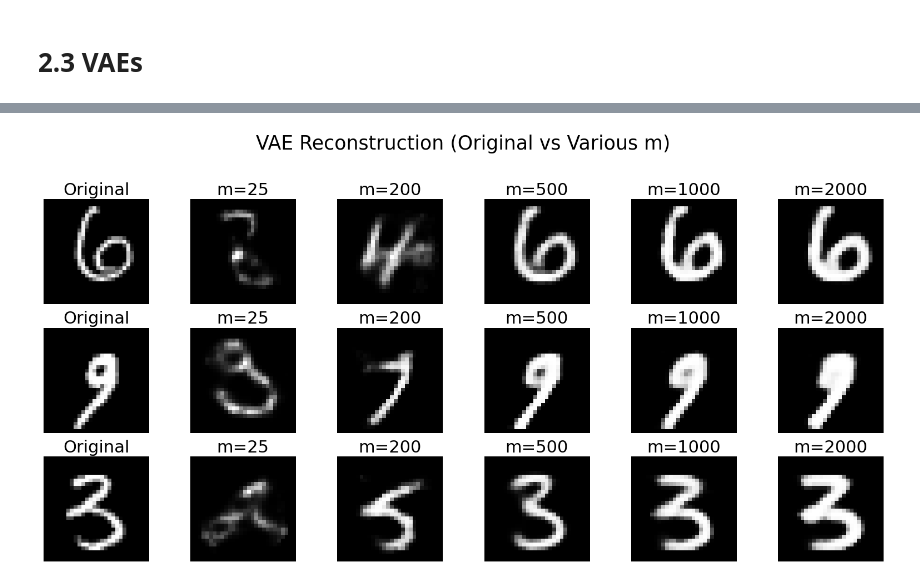
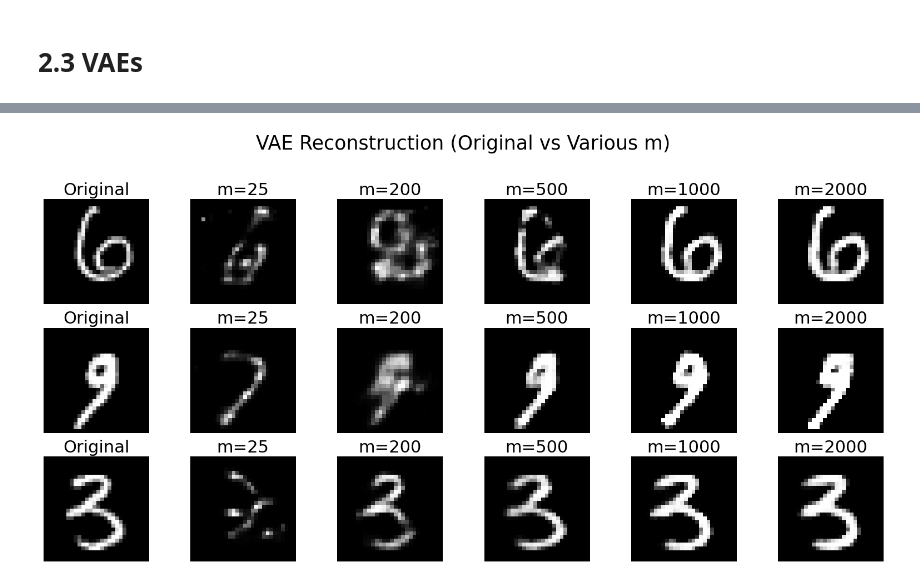
Before and after one commit to ZHY-79/EE4740-Image-Compression-Project, a Jupyter notebook: main.ipynb, the cells around one changed output, grey strips where cells are left out. Saved outputs shown, nothing was run; the diff lists cells and outputs as text; code cells hidden in the pictures.

```diff
--- a/main.ipynb
+++ b/main.ipynb
@@ -6,7 +9,6 @@ import numpy as np
 import matplotlib.pyplot as plt
 import numpy as np
 from ProcessData import *
-import cvxpy as cp
 from Calculation import *
 from BIHT import *
 from Visualization import *
@@ -17,6 +19,14 @@ from torch.utils.data import DataLoader, TensorDataset
 import torchvision.transforms as transforms
 import torchvision.datasets as datasets
 import torch.nn.functional as F
-import ecos
 import random
 import pickle
+
+def set_seed(seed=42):
+    random.seed(seed)
+    np.random.seed(seed)
+    torch.manual_seed(seed)
+    torch.cuda.manual_seed(seed)
+    torch.cuda.manual_seed_all(seed)
+    torch.backends.cudnn.deterministic = True
+    torch.backends.cudnn.benchmark = False
@@ -1126,61 +1117,78 @@ Step 9000, Loss: -6.304860, norm: 10.74090576171875, corr: 15.979007720947266
 # %%
+set_seed(42)
 vae.decoder.eval()
 
 sample_indices = [100, 1000, 5000]
-measurements_vae_show = [25, 200, 500, 1000, 2000]
-latent_dim = vae.decoder.fc1.in_features  # 自动获取 latent_dim
+measurements_to_display = [25, 200, 500, 1000, 2000]
+latent_dim = vae.decoder.fc1.in_features
 
-# 加载测量矩阵
+# Load measurement matrices
 with open("A_dict.pkl", "rb") as f:
     A_dict = pickle.load(f)
 
-recon_results = []
-originals = []
+nmse_vae_list = []
+recon_results = [[] for _ in sample_indices]  # One row per sample
 
-for idx in sample_indices:
-    x_star = X_test_tensor[idx].to(device)
-    x_star_img = x_star.view(28, 28).cpu().numpy()
-    originals.append(x_star_img)
+for m in measurements:
+    A = torch.tensor(A_dict[str(m)], dtype=torch.float32).to(device)
+    nmse_sum = 0
+    recon_images_for_show = []
 
-    row_results = []
-    for m in measurements_vae_show:
-        A = torch.tensor(A_dict[str(m)], dtype=torch.float32).to(device)
-        y = torch.sign(A @ x_star.T).squeeze()  # shape: [m]
+    for idx in sample_indices:
+        x_star = X_test_tensor[idx].to(device)
+        y = torch.sign(A @ x_star.T).squeeze()
 
         z = torch.randn(1, latent_dim, requires_grad=True, device=device)
-        optimizer = optim.Adam([z], lr=1e-3)
+        optimizer = optim.Adam([z], lr=1e-2)
         sqrt_2_pi = np.sqrt(2 / np.pi)
 
-        for step in range(5000):  # 迭代次数可以根据效果调整
+        for step in range(10000):
             optimizer.zero_grad()
-
             x_hat = vae.decoder(z).view(-1, 784).squeeze()
-            norm_term = torch.norm(x_hat)**2
-            corr_term = (y @ (A @ x_hat))
-            loss = 0.6 * norm_term - sqrt_2_pi * corr_term
-
+            norm_term = torch.norm(x_hat) ** 2
+            corr_term = torch.dot(y, A @ x_hat)
+            loss = 0.85 * norm_term - sqrt_2_pi * corr_term
             loss.backward()
             optimizer.step()
 
         x_hat_img = x_hat.view(28, 28).detach().cpu().numpy()
-        row_results.append(x_hat_img)
 
-    recon_results.append(row_results)
+        # Compute NMSE
+        x_star_flat = x_star.view(-1).cpu().numpy()
+        x_hat_flat = x_hat.detach().cpu().numpy()
+        mse, nmse = compute_metrics(x_star_flat, x_hat_flat)
+        print(nmse)
+        nmse_sum += nmse
 
-# ------------------- 🎨 可视化 -------------------
-fig, axes = plt.subplots(len(sample_indices), len(measurements_vae_show) + 1, figsize=(16, 8))
+        # Save reconstruction if current m is in display list
+        if m in measurements_to_display:
+            recon_results[sample_indices.index(idx)].append(x_hat_img)
+
+    nmse_avg = nmse_sum / len(sample_indices)
+    nmse_vae_list.append(nmse_avg)
+
+# Get original images
+original_images = [X_test_tensor[idx].view(28, 28).cpu().numpy() for idx in sample_indices]
+
+# Plotting
+fig, axes = plt.subplots(len(sample_indices), len(measurements_to_display) + 1, figsize=(16, 8))
 
 for row in range(len(sample_indices)):
-    axes[row, 0].imshow(originals[row], cmap='gray')
+    axes[row, 0].imshow(original_images[row], cmap='gray')
     axes[row, 0].set_title("Original", fontsize=22)
     axes[row, 0].axis('off')
 
-    for col in range(len(measurements_vae_show)):
+    for col in range(len(measurements_to_display)):
         axes[row, col + 1].imshow(recon_results[row][col], cmap='gray')
-        axes[row, col + 1].set_title(f"m={measurements_vae_show[col]}", fontsize=22)
+        axes[row, col + 1].set_title(f"m={measurements_to_display[col]}", fontsize=22)
         axes[row, col + 1].axis('off')
 
 plt.suptitle("VAE Reconstruction (Original vs Various m)", fontsize=25)
 plt.tight_layout(rect=[0, 0, 1, 0.95])
 plt.show()
+
+# Print NMSE for all m
+print("NMSE per measurement:")
+for m, nmse in zip(measurements, nmse_vae_list):
+    print(f"m={m}: NMSE={nmse:.4f}")
 # %% [output]
@@ -1187 +1212 @@ plt.show()
-[figure, old version]
+[figure, new version]
```
Also changed, not shown: parts of 35 cells of this notebook, 7 other files.
